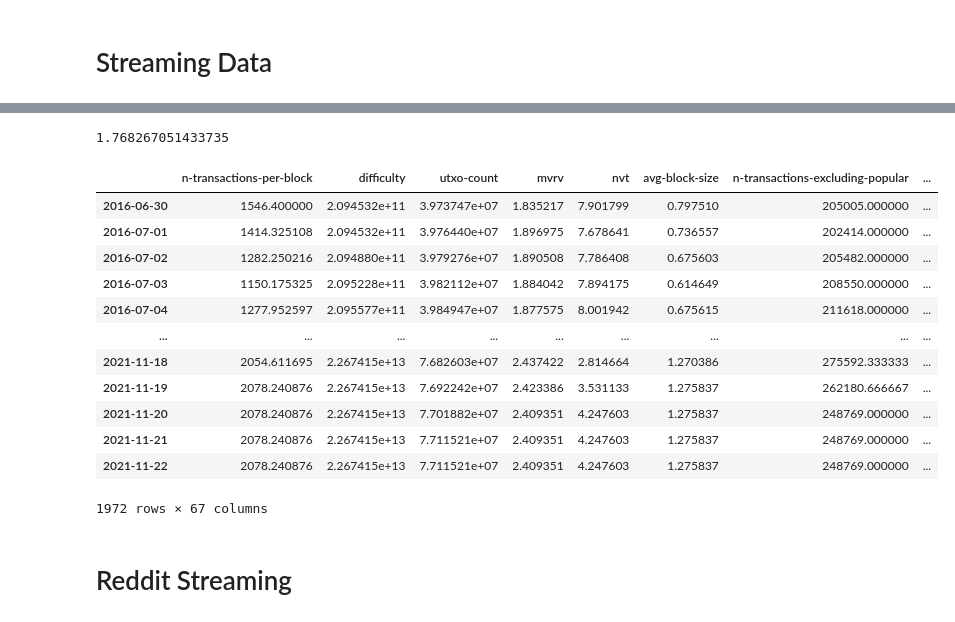
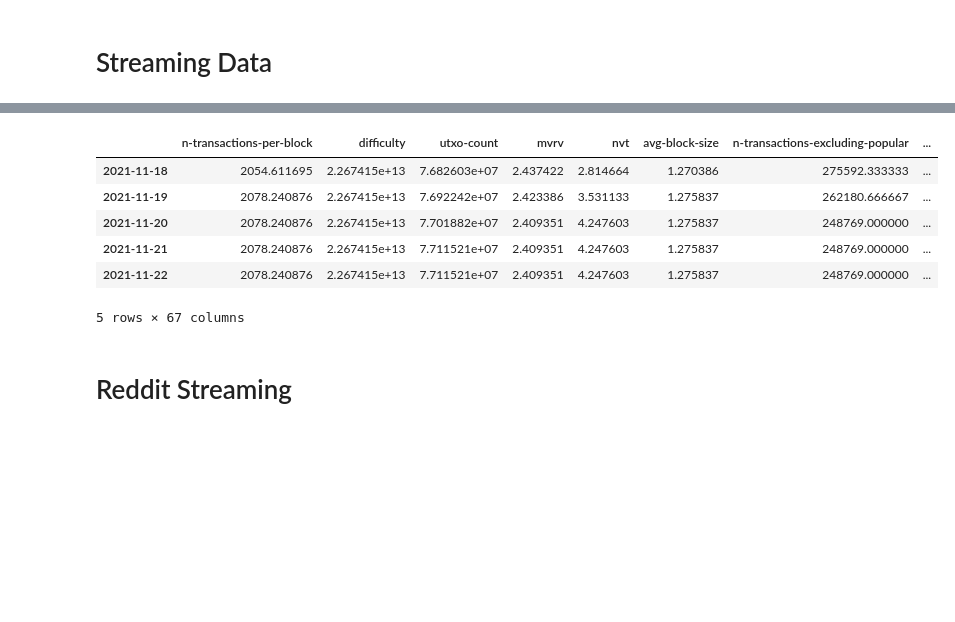
Before and after one commit to michelangelo89/btc_sent_fc, a Jupyter notebook: notebooks/ss_post_proc.ipynb, the cells around one changed output, grey strips where cells are left out. Drawn from its saved outputs; the diff is of its cells as text; code cells hidden in the pictures; blank space fills up the shorter version.

```diff
--- a/notebooks/ss_post_proc.ipynb
+++ b/notebooks/ss_post_proc.ipynb
@@ -15,34 +12,24 @@ from google.cloud import storage
 import datetime as dt
 import matplotlib.pyplot as plt
 import dill
-# %%
-np.exp(0.57)
-# %% [output]
-1.768267051433735
 # %%
 def to_readable_datetime(x):
     from datetime import datetime
     return datetime.utcfromtimestamp(x).strftime('%Y-%m-%d %H:%M:%S')
 # %%
-df = pd.read_csv("gcs://wagon-data-750-btc-sent-fc/input_data/features_2016.csv",
+df = pd.read_csv("gcs://wagon-data-750-btc-sent-fc/input_data/input_data_1.csv",
                  index_col=0,
                  parse_dates=True)
 # %%
-big_df
+df.tail()
 # %% [output]
 |  | n-transactions-per-block | difficulty | utxo-count | mvrv | nvt | avg-block-size | n-transactions-excluding-popular | ... |
-| 2016-06-30 | 1546.400000 | 2.094532e+11 | 3.973747e+07 | 1.835217 | 7.901799 | 0.797510 | 205005.000000 | ... |
-| 2016-07-01 | 1414.325108 | 2.094532e+11 | 3.976440e+07 | 1.896975 | 7.678641 | 0.736557 | 202414.000000 | ... |
-| 2016-07-02 | 1282.250216 | 2.094880e+11 | 3.979276e+07 | 1.890508 | 7.786408 | 0.675603 | 205482.000000 | ... |
-| 2016-07-03 | 1150.175325 | 2.095228e+11 | 3.982112e+07 | 1.884042 | 7.894175 | 0.614649 | 208550.000000 | ... |
-| 2016-07-04 | 1277.952597 | 2.095577e+11 | 3.984947e+07 | 1.877575 | 8.001942 | 0.675615 | 211618.000000 | ... |
-| ... | ... | ... | ... | ... | ... | ... | ... | ... |
 | 2021-11-18 | 2054.611695 | 2.267415e+13 | 7.682603e+07 | 2.437422 | 2.814664 | 1.270386 | 275592.333333 | ... |
 | 2021-11-19 | 2078.240876 | 2.267415e+13 | 7.692242e+07 | 2.423386 | 3.531133 | 1.275837 | 262180.666667 | ... |
 | 2021-11-20 | 2078.240876 | 2.267415e+13 | 7.701882e+07 | 2.409351 | 4.247603 | 1.275837 | 248769.000000 | ... |
 | 2021-11-21 | 2078.240876 | 2.267415e+13 | 7.711521e+07 | 2.409351 | 4.247603 | 1.275837 | 248769.000000 | ... |
 | 2021-11-22 | 2078.240876 | 2.267415e+13 | 7.711521e+07 | 2.409351 | 4.247603 | 1.275837 | 248769.000000 | ... |
-1972 rows × 67 columns
+5 rows × 67 columns
 # %% [markdown]
 # Reddit Streaming
 # %%
```
Also changed, not shown: parts of 37 cells of this notebook.
